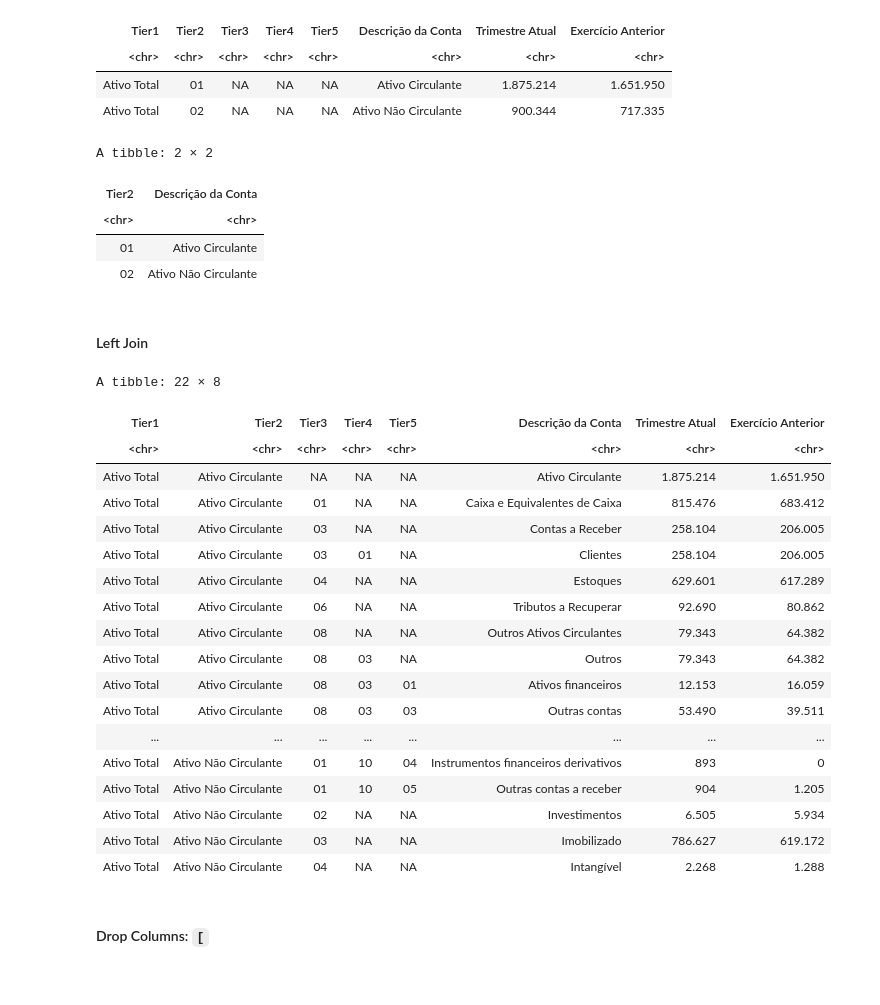
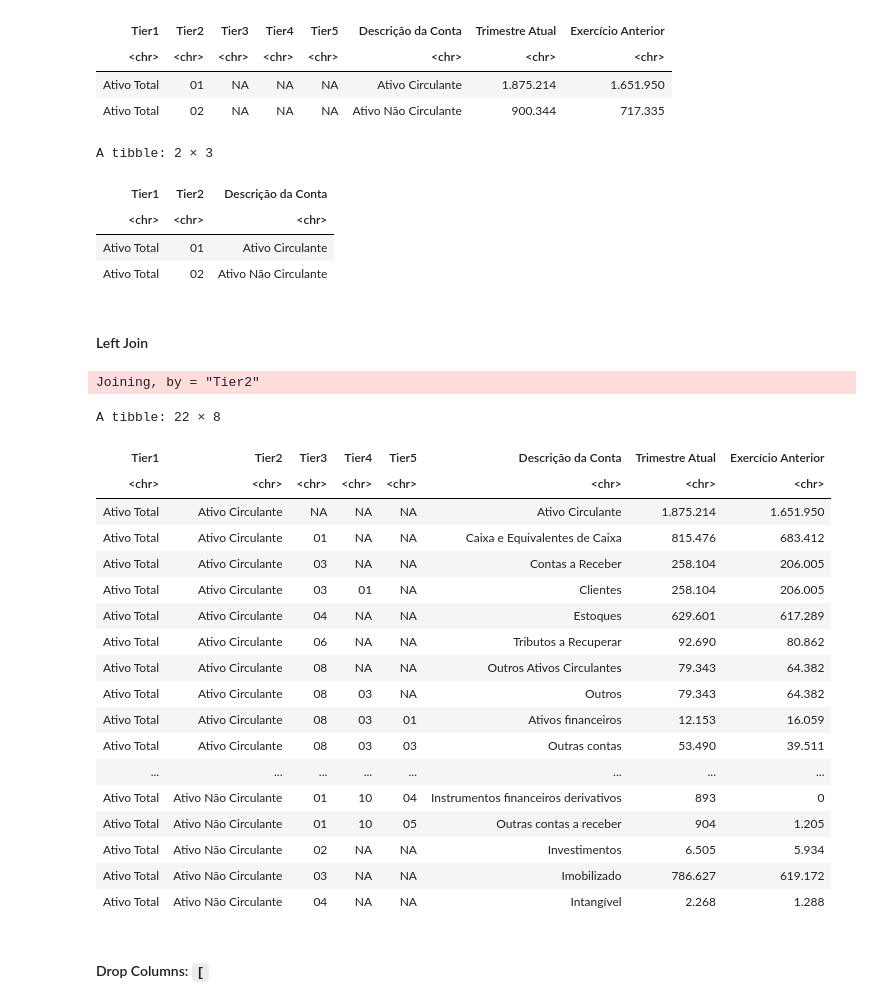
Before and after one commit to Francesco-Ghizzo/Data-Science, a Jupyter notebook: R/Finance/Financial_Statement.ipynb, the cells around one changed output. Drawn from its saved outputs; the diff is of its cells as text; code cells hidden in the pictures.

```diff
--- a/R/Finance/Financial_Statement.ipynb
+++ b/R/Finance/Financial_Statement.ipynb
@@ -272,13 +261,13 @@ A tibble: 2 × 8
 | Ativo Total | 01 | NA | NA | NA | Ativo Circulante | 1.875.214 | 1.651.950 |
 | Ativo Total | 02 | NA | NA | NA | Ativo Não Circulante | 900.344 | 717.335 |
 # %%
-row_mask <- row_mask[c(Tiers[round], "Descrição da Conta")]
+row_mask <- row_mask[c(Tiers[round-1], Tiers[round], "Descrição da Conta")]
 row_mask
 # %% [output]
-A tibble: 2 × 2
+A tibble: 2 × 3
-| Tier2 | Descrição da Conta |
-| <chr> | <chr> |
-| 01 | Ativo Circulante |
-| 02 | Ativo Não Circulante |
+| Tier1 | Tier2 | Descrição da Conta |
+| <chr> | <chr> | <chr> |
+| Ativo Total | 01 | Ativo Circulante |
+| Ativo Total | 02 | Ativo Não Circulante |
 # %% [markdown]
 <h4>Left Join</h4>
@@ -285,9 +276,10 @@ A tibble: 2 × 2
 # %%
 data_frame_2 <- data_frame_1
-data_frame_2[Tiers[round]] <- left_join(data_frame_1[Tiers[round]], row_mask, by=Tiers[round])["Descrição da Conta"]
+data_frame_2[Tiers[round]] <- left_join(x=data_frame_1[join_cols], y=row_mask, by.x=join_cols, by.y=join_cols)["Descrição da Conta"]
 data_frame_2
 # %% [output]
-A tibble: 22 × 8
+Joining, by = "Tier2"
+A tibble: 22 × 8
 | Tier1 | Tier2 | Tier3 | Tier4 | Tier5 | Descrição da Conta | Trimestre Atual | Exercício Anterior |
 | <chr> | <chr> | <chr> | <chr> | <chr> | <chr> | <chr> | <chr> |
 | Ativo Total | Ativo Circulante | NA | NA | NA | Ativo Circulante | 1.875.214 | 1.651.950 |
```
Also changed, not shown: parts of 6 cells of this notebook.
